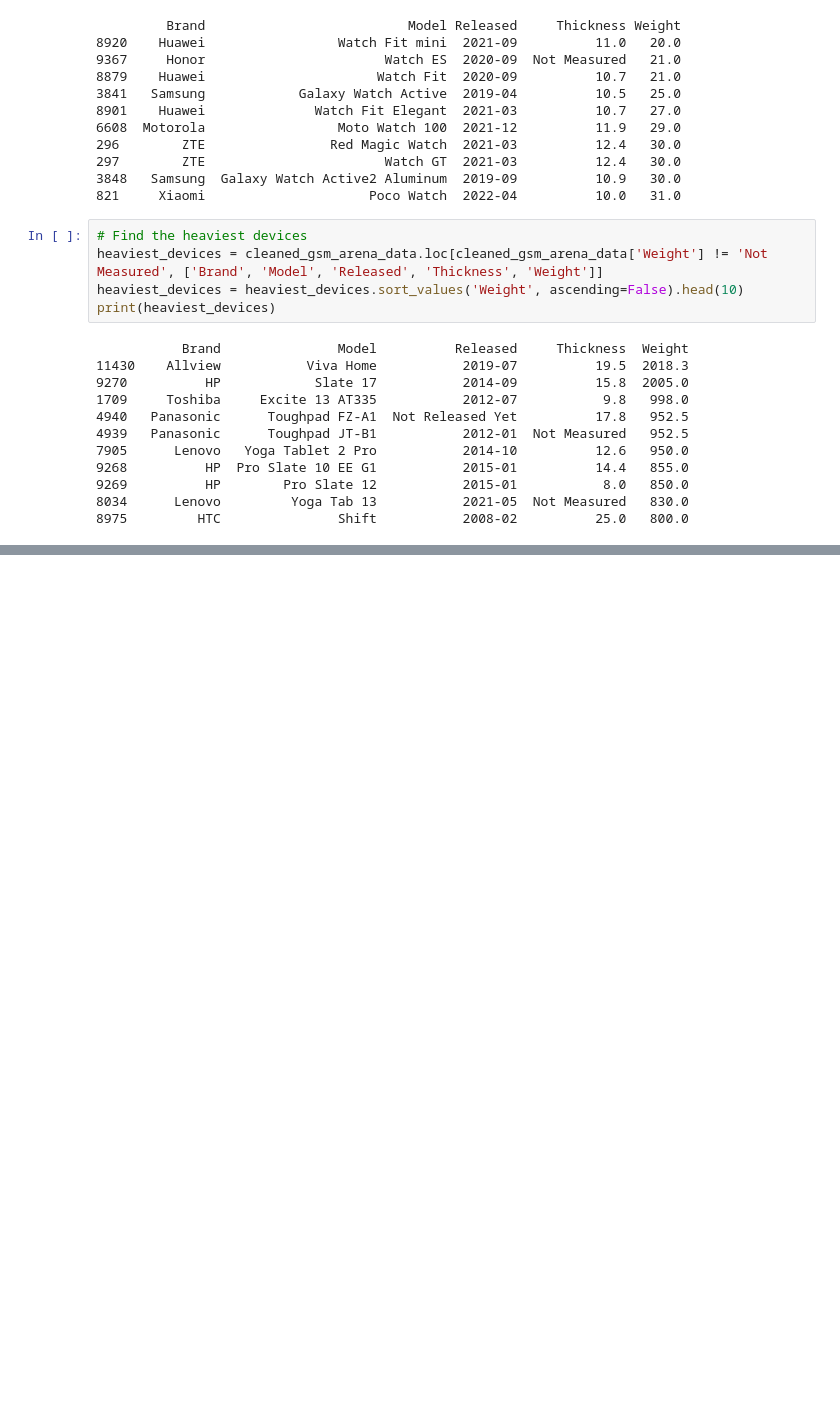
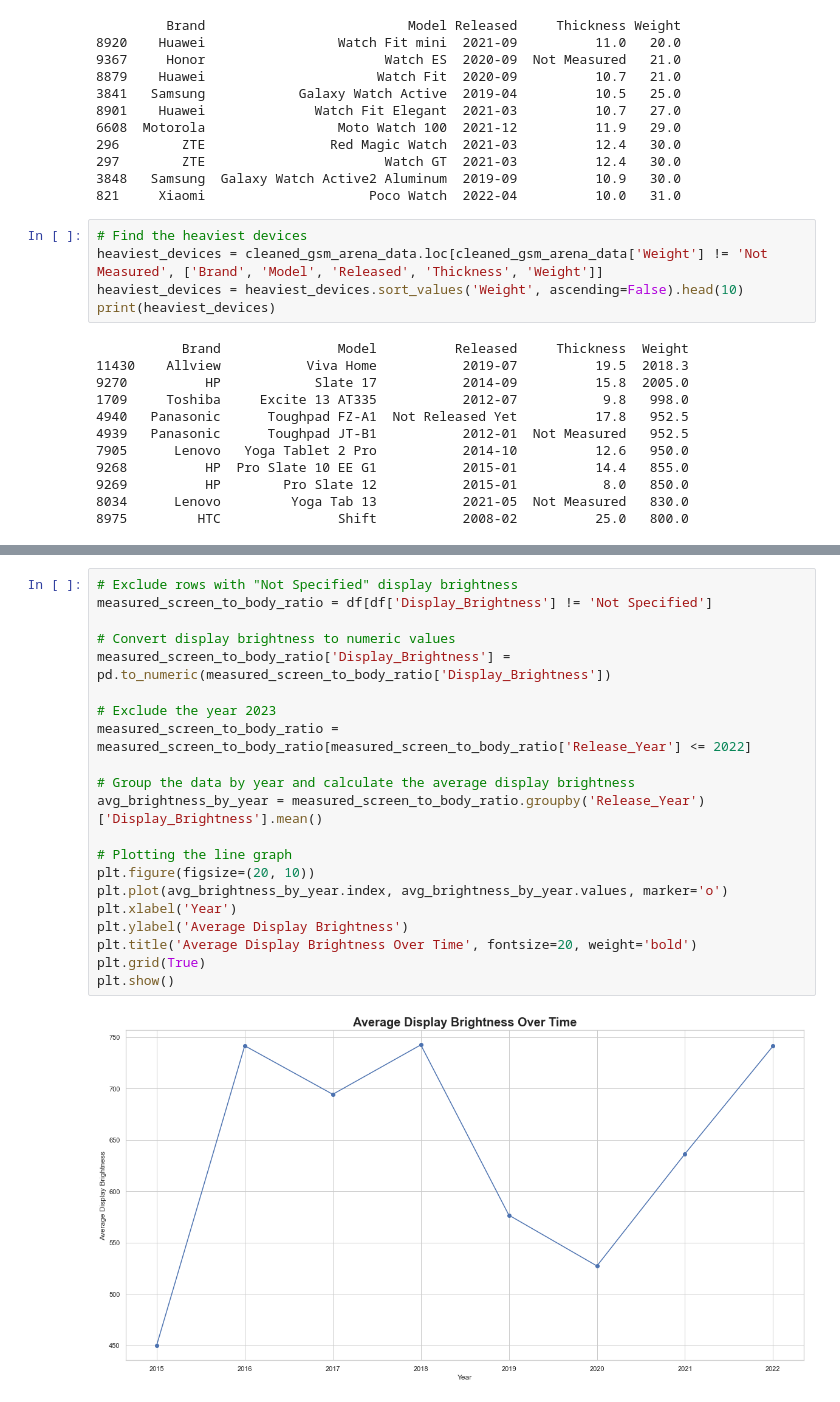
Before and after one commit to AlbertHunduza/Smartphone-Project, a Jupyter notebook: Overview and Analysis.ipynb, the cells around one changed output, grey strips where cells are left out. Saved outputs shown, nothing was run; the diff lists cells and outputs as text; blank space fills up the shorter version.

Commit message:
added display analysis

```diff
--- a/Overview and Analysis.ipynb
+++ b/Overview and Analysis.ipynb
@@ -429,0 +415,23 @@ plt.show()
+# %%
+# Exclude rows with "Not Specified" display brightness
+measured_screen_to_body_ratio = df[df['Display_Brightness'] != 'Not Specified']
+
+# Convert display brightness to numeric values
+measured_screen_to_body_ratio['Display_Brightness'] = pd.to_numeric(measured_screen_to_body_ratio['Display_Brightness'])
+
+# Exclude the year 2023
+measured_screen_to_body_ratio = measured_screen_to_body_ratio[measured_screen_to_body_ratio['Release_Year'] <= 2022]
+
+# Group the data by year and calculate the average display brightness
+avg_brightness_by_year = measured_screen_to_body_ratio.groupby('Release_Year')['Display_Brightness'].mean()
+
+# Plotting the line graph
+plt.figure(figsize=(20, 10))
+plt.plot(avg_brightness_by_year.index, avg_brightness_by_year.values, marker='o')
+plt.xlabel('Year')
+plt.ylabel('Average Display Brightness')
+plt.title('Average Display Brightness Over Time', fontsize=20, weight='bold')
+plt.grid(True)
+plt.show()
+# %% [output]
+[figure, added]
```
Also changed, not shown: parts of 22 cells of this notebook.
